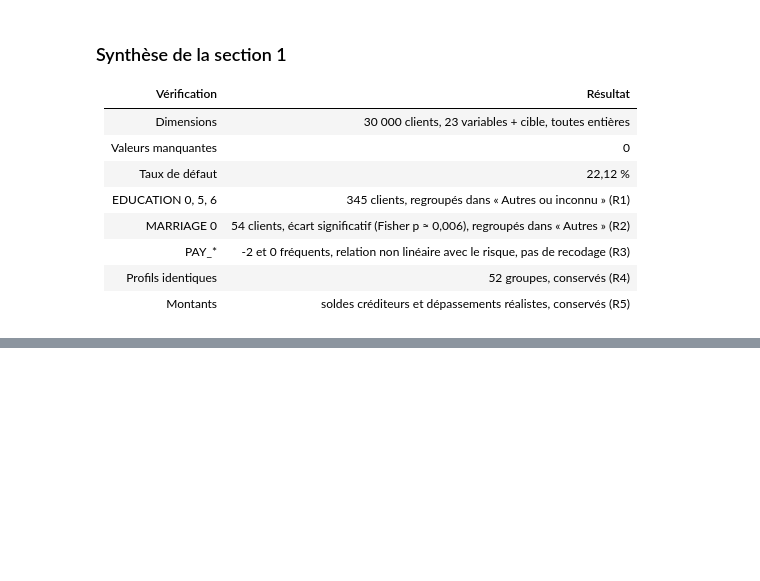
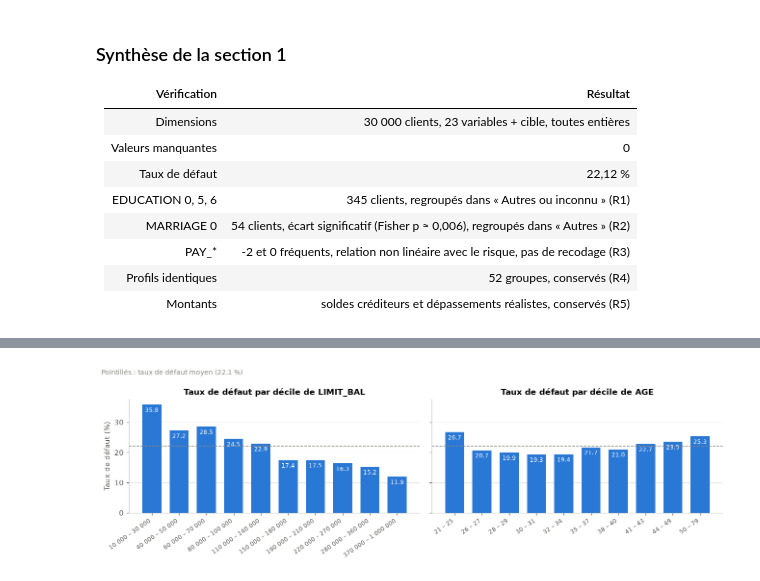
Before and after one commit to aljene307/credit-scoring-xai, a Jupyter notebook: notebooks/analyse_credit.ipynb, the cells around one changed output, grey strips where cells are left out. Cells and saved outputs as stored; diff of their text form; code cells hidden in the pictures; blank space fills up the shorter version.

```diff
--- a/notebooks/analyse_credit.ipynb
+++ b/notebooks/analyse_credit.ipynb
@@ -269,0 +417,14 @@ taux_par_modalite(df, "MARRIAGE")
+# %%
+fig, axes = plt.subplots(1, 2, figsize=(12, 3.8), sharey=True)
+for ax, col in zip(axes, ["LIMIT_BAL", "AGE"]):
+    table = positive_rate_by(df, col, TARGET, categorical=False, n_bins=10)
+    barres_taux(ax, table, f"Taux de défaut par décile de {col}")
+    ax.tick_params(axis="x", labelrotation=35, labelsize=8)
+    for label in ax.get_xticklabels():
+        label.set_horizontalalignment("right")
+axes[0].set_ylabel("Taux de défaut (%)")
+note_moyenne(fig)
+fig.tight_layout()
+plt.show()
+# %% [output]
+[figure, added]
```
Also changed, not shown: parts of 16 cells of this notebook, 4 other files.
